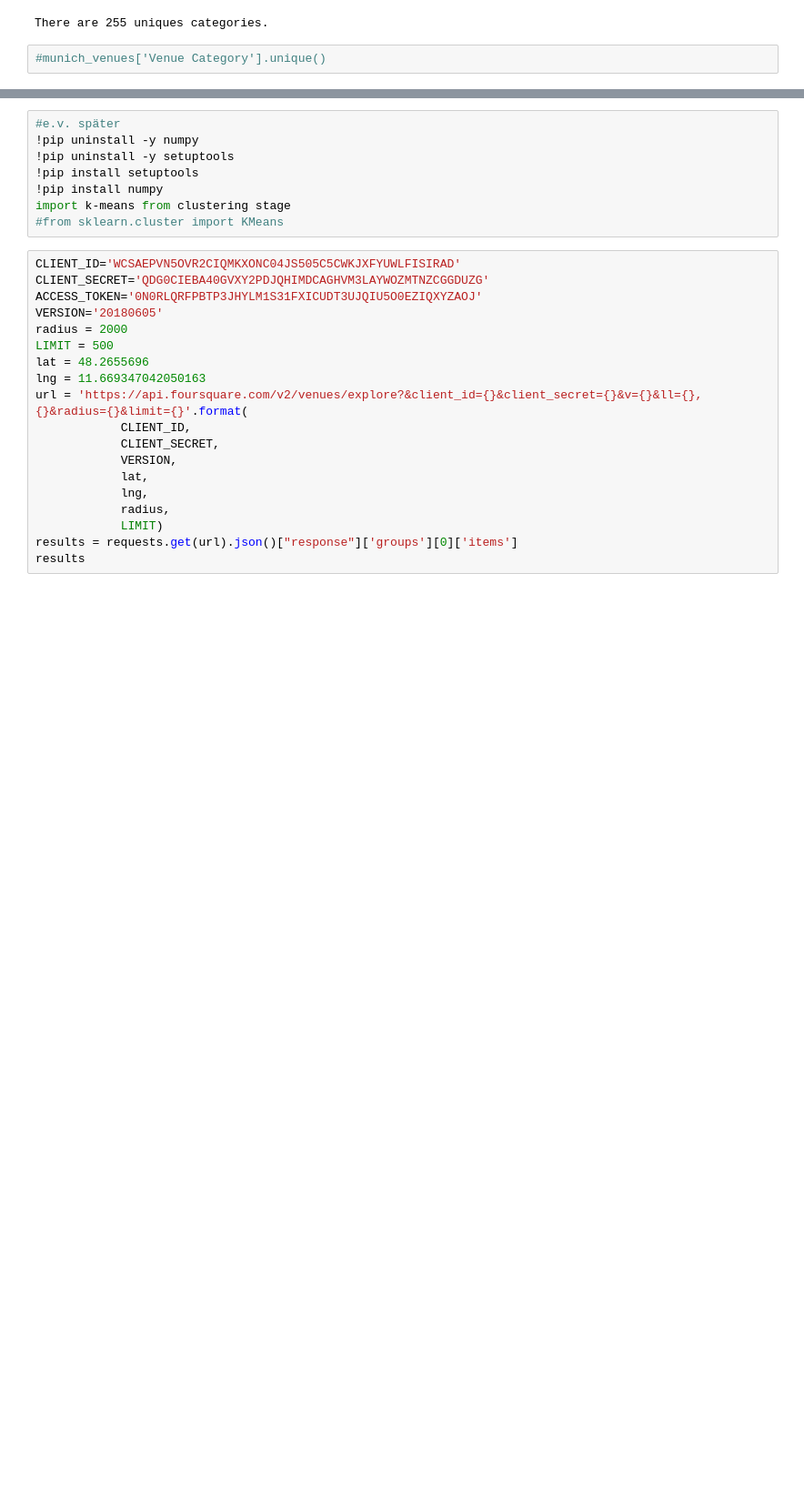
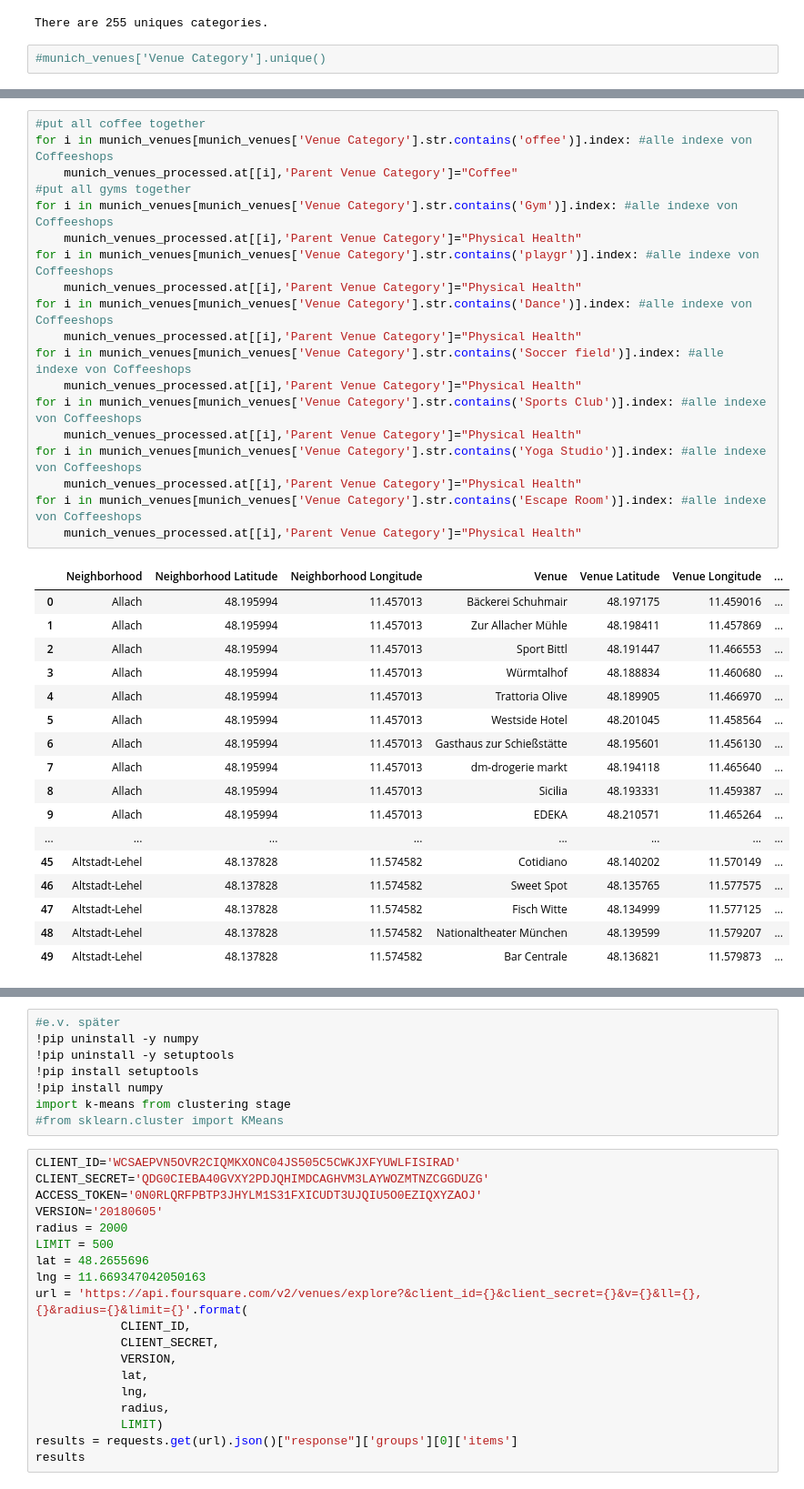
Before and after one commit to lotramo/Coursera_Capstone, a Jupyter notebook: Coursera_Supermarket_Analysis_final.ipynb, the cells around one changed output, grey strips where cells are left out. Shown: that part at 91% size. Cells and saved outputs as stored; diff of their text form; blank space fills up the shorter version.

Commit message:
Published from Watson Studio.

```diff
--- a/Coursera_Supermarket_Analysis_final.ipynb
+++ b/Coursera_Supermarket_Analysis_final.ipynb
@@ -301,0 +379,37 @@ There are 255 uniques categories.
+# %%
+#put all coffee together
+for i in munich_venues[munich_venues['Venue Category'].str.contains('offee')].index: #alle indexe von Coffeeshops
+    munich_venues_processed.at[[i],'Parent Venue Category']="Coffee"
+#put all gyms together
+for i in munich_venues[munich_venues['Venue Category'].str.contains('Gym')].index: #alle indexe von Coffeeshops
+    munich_venues_processed.at[[i],'Parent Venue Category']="Physical Health"
+for i in munich_venues[munich_venues['Venue Category'].str.contains('playgr')].index: #alle indexe von Coffeeshops
+    munich_venues_processed.at[[i],'Parent Venue Category']="Physical Health"
+for i in munich_venues[munich_venues['Venue Category'].str.contains('Dance')].index: #alle indexe von Coffeeshops
+    munich_venues_processed.at[[i],'Parent Venue Category']="Physical Health"
+for i in munich_venues[munich_venues['Venue Category'].str.contains('Soccer field')].index: #alle indexe von Coffeeshops
+    munich_venues_processed.at[[i],'Parent Venue Category']="Physical Health"
+for i in munich_venues[munich_venues['Venue Category'].str.contains('Sports Club')].index: #alle indexe von Coffeeshops
+    munich_venues_processed.at[[i],'Parent Venue Category']="Physical Health"
+for i in munich_venues[munich_venues['Venue Category'].str.contains('Yoga Studio')].index: #alle indexe von Coffeeshops
+    munich_venues_processed.at[[i],'Parent Venue Category']="Physical Health"
+for i in munich_venues[munich_venues['Venue Category'].str.contains('Escape Room')].index: #alle indexe von Coffeeshops
+    munich_venues_processed.at[[i],'Parent Venue Category']="Physical Health"
+# %% [output]
+|  | Neighborhood | Neighborhood Latitude | Neighborhood Longitude | Venue | Venue Latitude | Venue Longitude | ... |
+| 0 | Allach | 48.195994 | 11.457013 | Bäckerei Schuhmair | 48.197175 | 11.459016 | ... |
+| 1 | Allach | 48.195994 | 11.457013 | Zur Allacher Mühle | 48.198411 | 11.457869 | ... |
+| 2 | Allach | 48.195994 | 11.457013 | Sport Bittl | 48.191447 | 11.466553 | ... |
+| 3 | Allach | 48.195994 | 11.457013 | Würmtalhof | 48.188834 | 11.460680 | ... |
+| 4 | Allach | 48.195994 | 11.457013 | Trattoria Olive | 48.189905 | 11.466970 | ... |
+| 5 | Allach | 48.195994 | 11.457013 | Westside Hotel | 48.201045 | 11.458564 | ... |
+| 6 | Allach | 48.195994 | 11.457013 | Gasthaus zur Schießstätte | 48.195601 | 11.456130 | ... |
+| 7 | Allach | 48.195994 | 11.457013 | dm-drogerie markt | 48.194118 | 11.465640 | ... |
+| 8 | Allach | 48.195994 | 11.457013 | Sicilia | 48.193331 | 11.459387 | ... |
+| 9 | Allach | 48.195994 | 11.457013 | EDEKA | 48.210571 | 11.465264 | ... |
+| ... | ... | ... | ... | ... | ... | ... | ... |
+| 45 | Altstadt-Lehel | 48.137828 | 11.574582 | Cotidiano | 48.140202 | 11.570149 | ... |
+| 46 | Altstadt-Lehel | 48.137828 | 11.574582 | Sweet Spot | 48.135765 | 11.577575 | ... |
+| 47 | Altstadt-Lehel | 48.137828 | 11.574582 | Fisch Witte | 48.134999 | 11.577125 | ... |
+| 48 | Altstadt-Lehel | 48.137828 | 11.574582 | Nationaltheater München | 48.139599 | 11.579207 | ... |
+| 49 | Altstadt-Lehel | 48.137828 | 11.574582 | Bar Centrale | 48.136821 | 11.579873 | ... |
```
Also changed, not shown: parts of 9 cells of this notebook.
